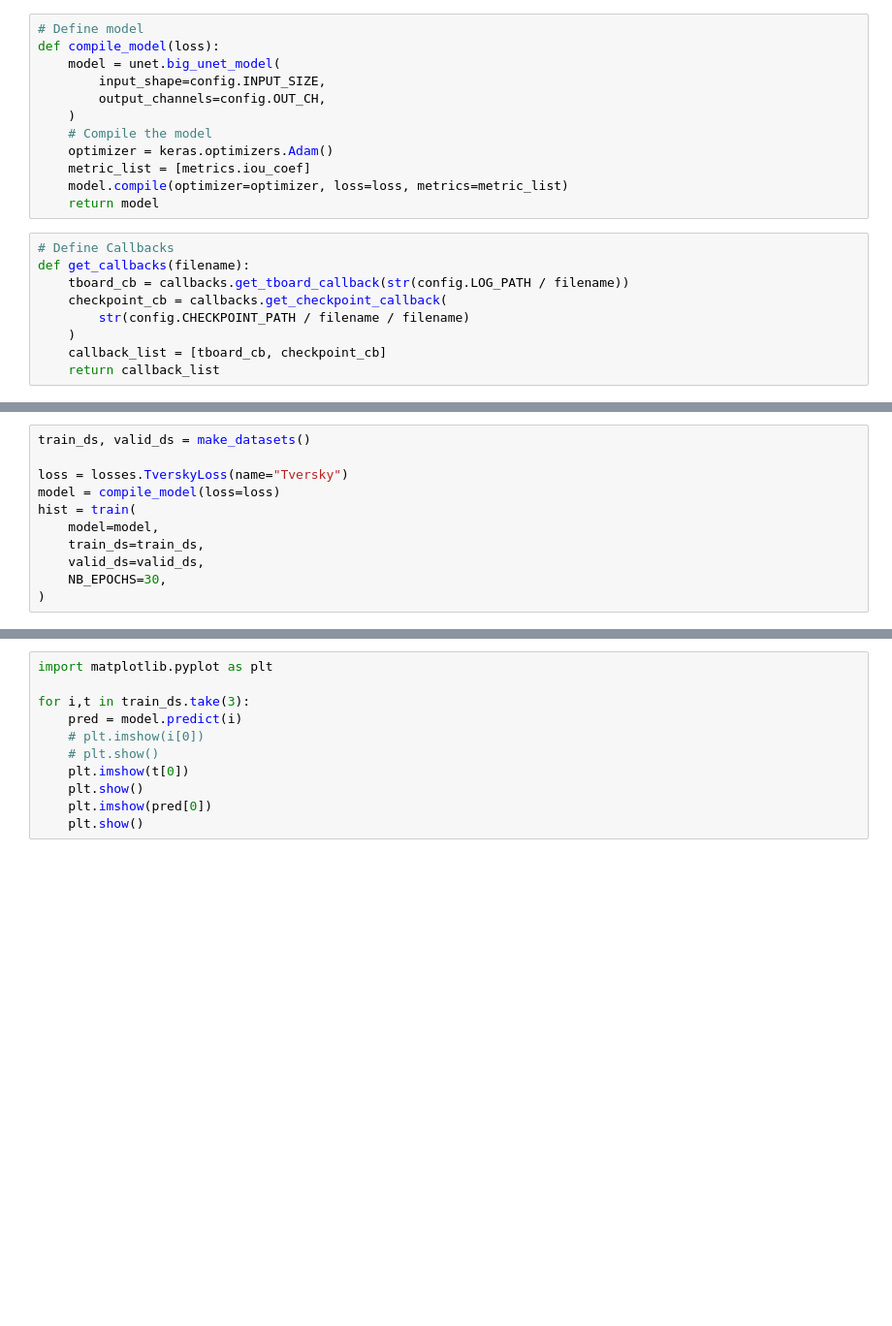
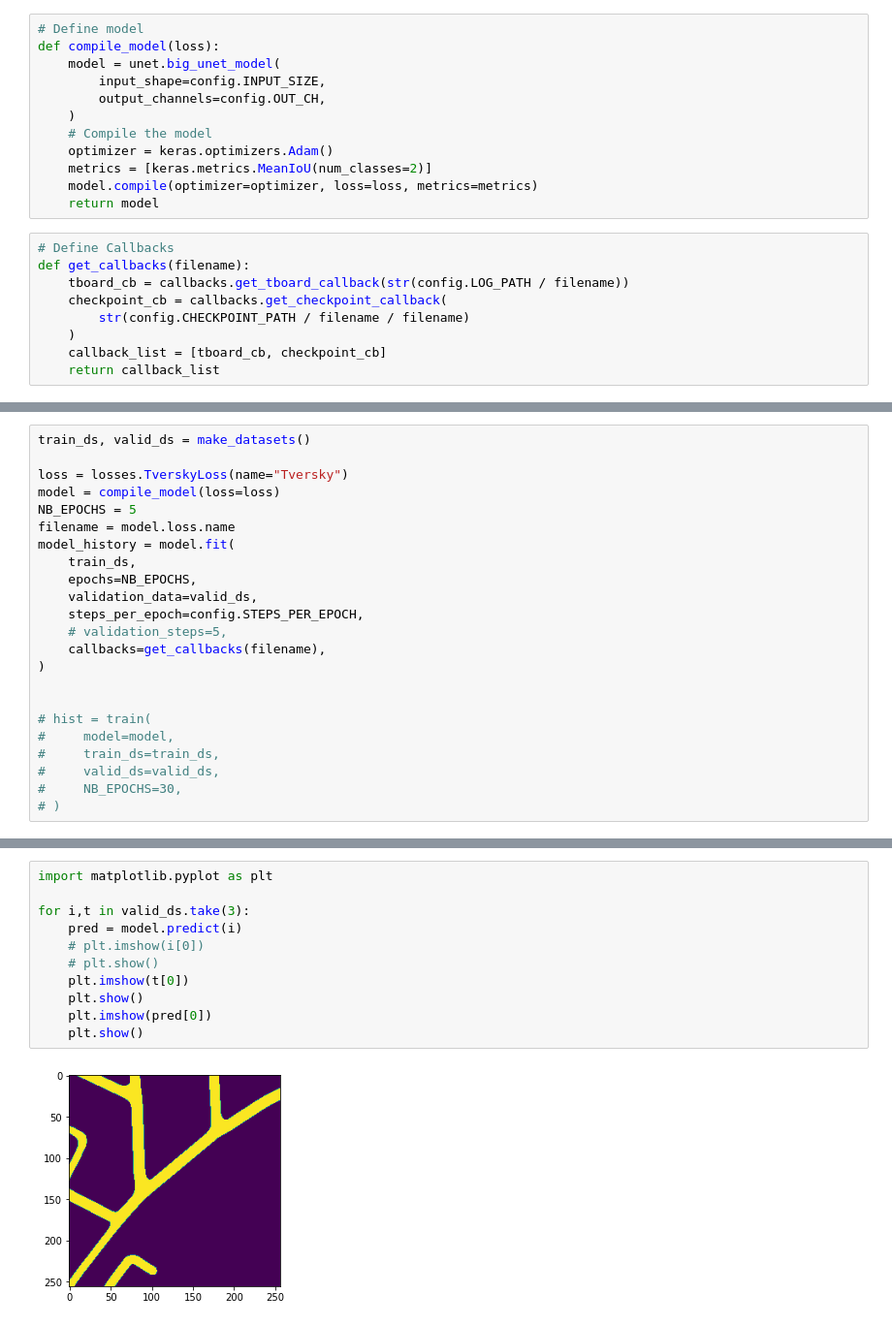
Before and after one commit to straxFromIbr/UnetModelScript, a Jupyter notebook: home/train.ipynb, the cells around one changed output, grey strips where cells are left out. Shown at 97% size. Drawn from its saved outputs; the diff is of its cells as text; blank space fills up the shorter version.

```diff
--- a/home/train.ipynb
+++ b/home/train.ipynb
@@ -24,8 +24,8 @@ def compile_model(loss):
     )
     # Compile the model
     optimizer = keras.optimizers.Adam()
-    metric_list = [metrics.iou_coef]
-    model.compile(optimizer=optimizer, loss=loss, metrics=metric_list)
+    metrics = [keras.metrics.MeanIoU(num_classes=2)]
+    model.compile(optimizer=optimizer, loss=loss, metrics=metrics)
     return model
 # %%
 # Define Callbacks
@@ -54,9 +41,21 @@ train_ds, valid_ds = make_datasets()
 
 loss = losses.TverskyLoss(name="Tversky")
 model = compile_model(loss=loss)
-hist = train(
-    model=model,
-    train_ds=train_ds,
-    valid_ds=valid_ds,
-    NB_EPOCHS=30,
+NB_EPOCHS = 5
+filename = model.loss.name
+model_history = model.fit(
+    train_ds,
+    epochs=NB_EPOCHS,
+    validation_data=valid_ds,
+    steps_per_epoch=config.STEPS_PER_EPOCH,
+    # validation_steps=5,
+    callbacks=get_callbacks(filename),
 )
+
+
+# hist = train(
+#     model=model,
+#     train_ds=train_ds,
+#     valid_ds=valid_ds,
+#     NB_EPOCHS=30,
+# )
@@ -63,11 +83,13 @@ hist = train(
 # %%
 import matplotlib.pyplot as plt
 
-for i,t in train_ds.take(3):
+for i,t in valid_ds.take(3):
     pred = model.predict(i)
     # plt.imshow(i[0])
     # plt.show()
     plt.imshow(t[0])
     plt.show()
     plt.imshow(pred[0])
     plt.show()
+# %% [output]
+[figure, added]
```
Also changed, not shown: parts of 9 cells of this notebook, 5 other files.
